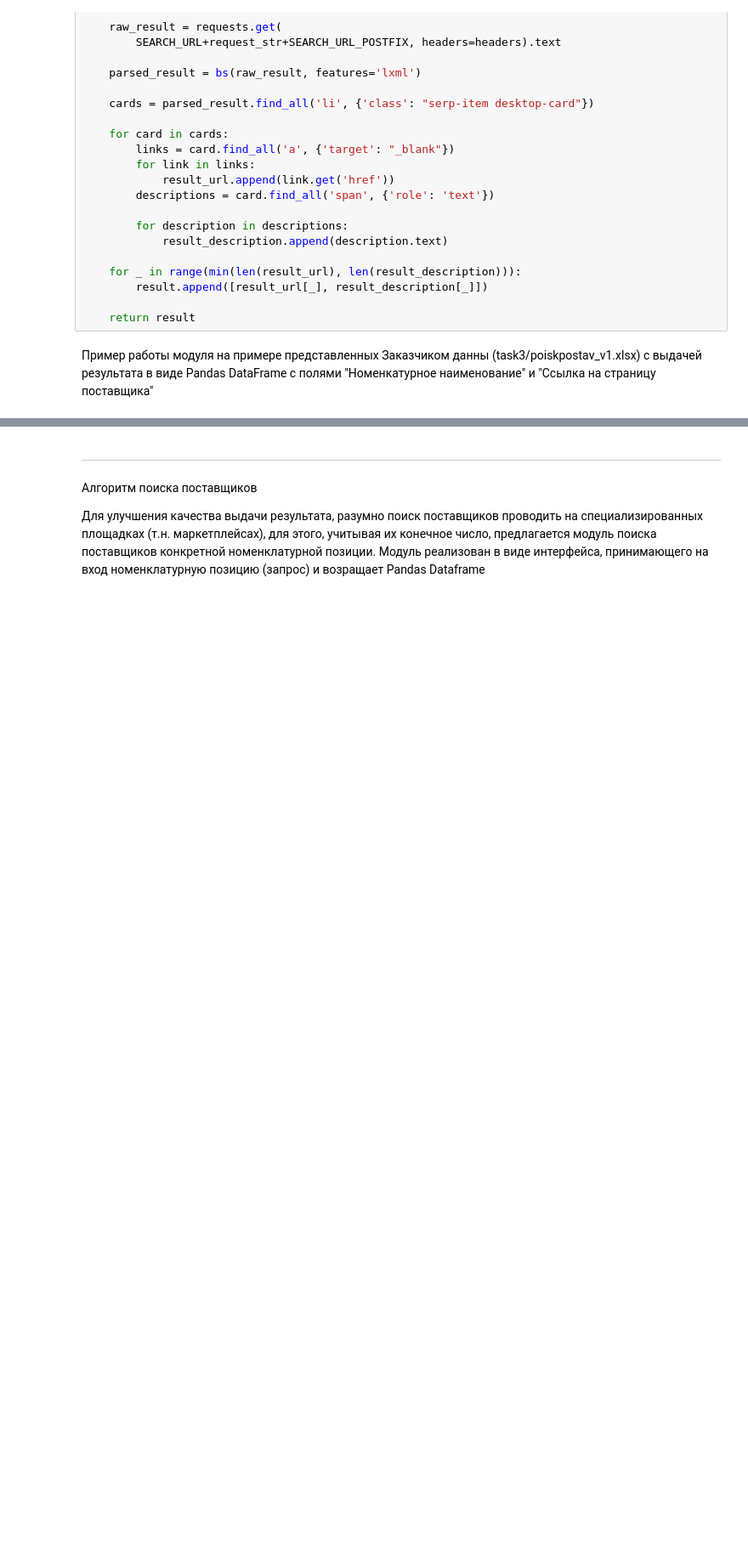
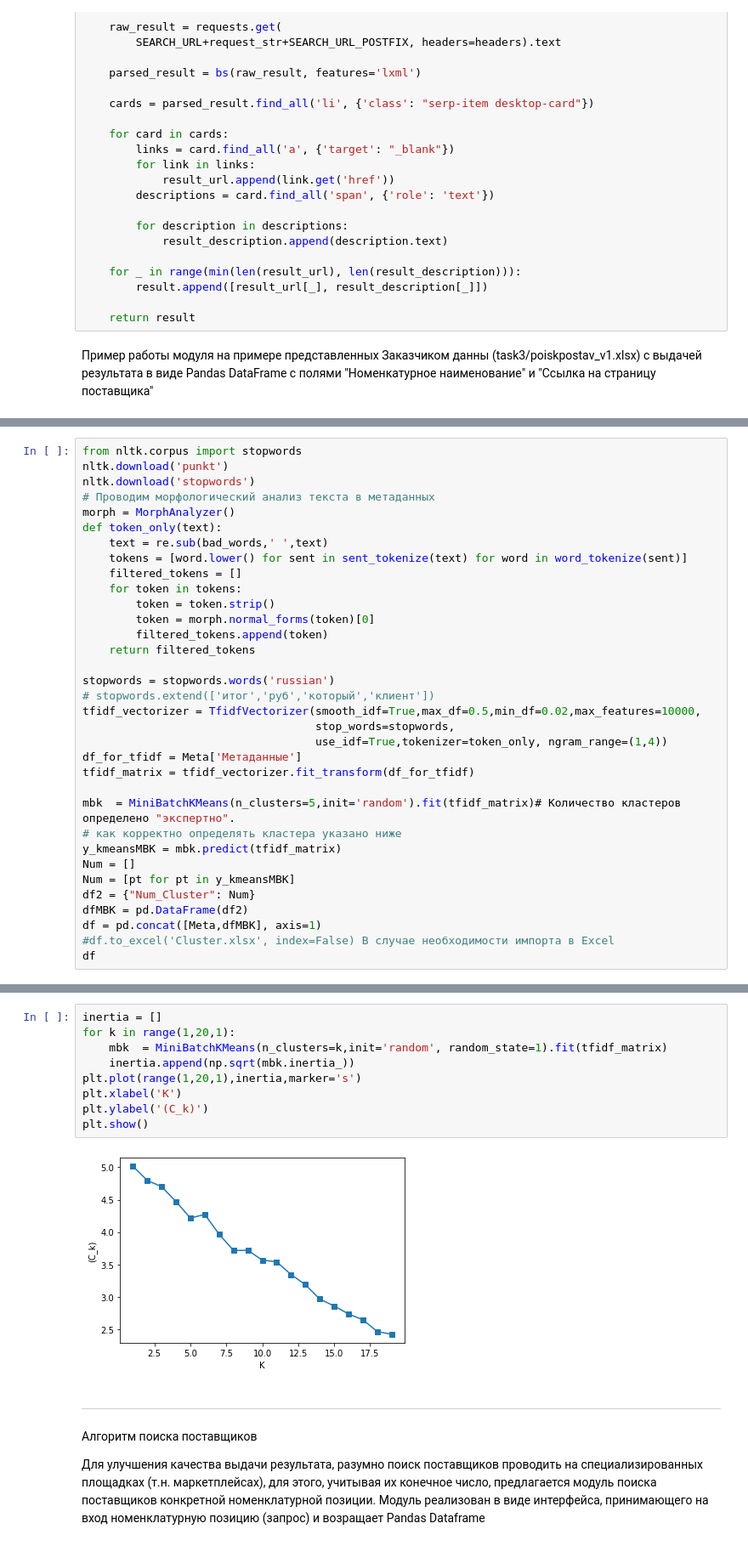
Before and after one commit to AlexHLinS/serverchallengesolution, a Jupyter notebook: Ezee_task3_solution.ipynb, the cells around one changed output, grey strips where cells are left out. Shown at 85% size. Cells and saved outputs as stored; diff of their text form; blank space fills up the shorter version.

```diff
--- a/Ezee_task3_solution.ipynb
+++ b/Ezee_task3_solution.ipynb
@@ -245,0 +350,34 @@ ML модель верификации площадок
+# %%
+from nltk.corpus import stopwords
+nltk.download('punkt')
+nltk.download('stopwords')
+# Проводим морфологический анализ текста в метаданных
+morph = MorphAnalyzer()
+def token_only(text):
+    text = re.sub(bad_words,' ',text)
+    tokens = [word.lower() for sent in sent_tokenize(text) for word in word_tokenize(sent)]
+    filtered_tokens = []
+    for token in tokens:
+        token = token.strip()
+        token = morph.normal_forms(token)[0]
+        filtered_tokens.append(token)
+    return filtered_tokens
+
+stopwords = stopwords.words('russian')
+# stopwords.extend(['итог','руб','который','клиент'])
+tfidf_vectorizer = TfidfVectorizer(smooth_idf=True,max_df=0.5,min_df=0.02,max_features=10000,
+                                   stop_words=stopwords,
+                                   use_idf=True,tokenizer=token_only, ngram_range=(1,4))
+df_for_tfidf = Meta['Метаданные']
+tfidf_matrix = tfidf_vectorizer.fit_transform(df_for_tfidf)
+
+mbk  = MiniBatchKMeans(n_clusters=5,init='random').fit(tfidf_matrix)# Количество кластеров определено "экспертно".
+# как корректно определять кластера указано ниже
+y_kmeansMBK = mbk.predict(tfidf_matrix)
+Num = []
+Num = [pt for pt in y_kmeansMBK]
+df2 = {"Num_Cluster": Num}
+dfMBK = pd.DataFrame(df2)
+df = pd.concat([Meta,dfMBK], axis=1)
+#df.to_excel('Cluster.xlsx', index=False) В случае необходимости импорта в Excel
+df
@@ -246,3 +423,14 @@ ML модель верификации площадок
+# %%
+inertia = []
+for k in range(1,20,1):
+    mbk  = MiniBatchKMeans(n_clusters=k,init='random', random_state=1).fit(tfidf_matrix)
+    inertia.append(np.sqrt(mbk.inertia_))
+plt.plot(range(1,20,1),inertia,marker='s')
+plt.xlabel('K')
+plt.ylabel('(C_k)')
+plt.show()
+# %% [output]
+[figure, added]
 # %% [markdown]
 ***
 # %% [markdown]
```
Also changed, not shown: parts of 16 cells of this notebook, 3 other files.
